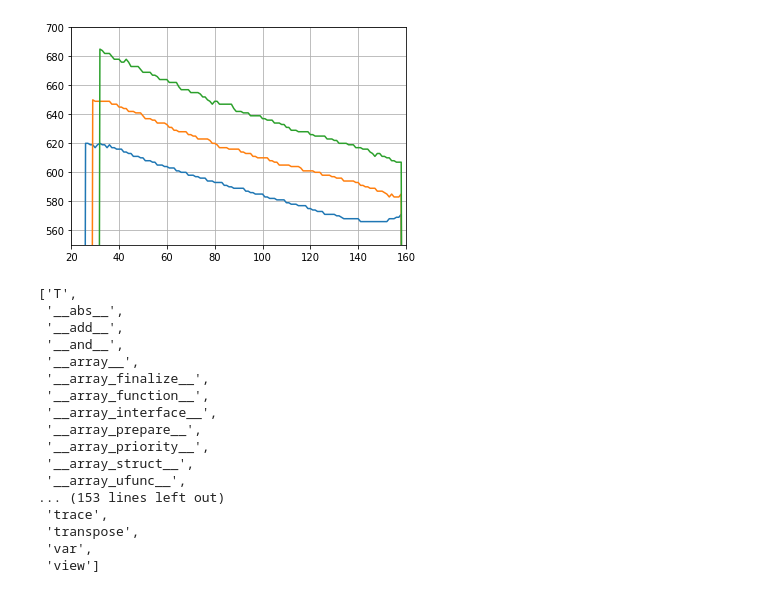
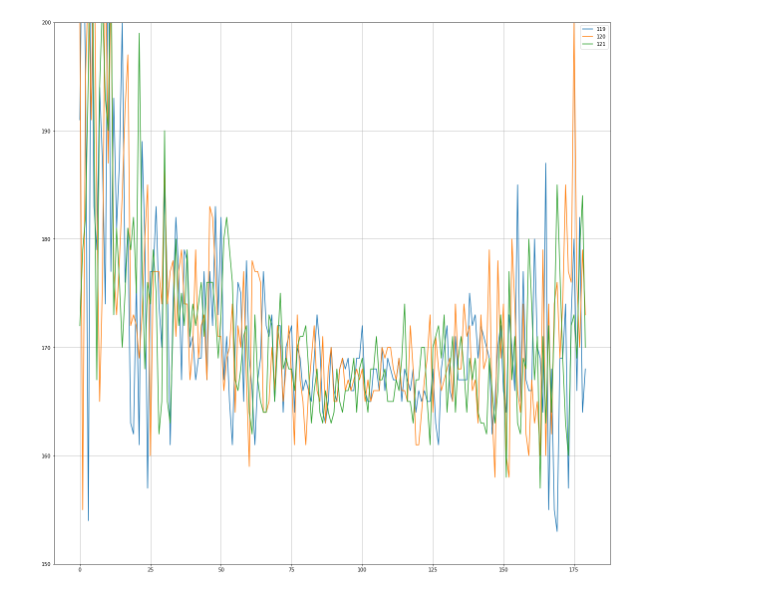
Before and after one commit to dimatoys/srobot, a Jupyter notebook: analysis/camera.ipynb, the cells around one changed output. Cells and saved outputs as stored; diff of their text form; code cells hidden in the pictures.

```diff
--- a/analysis/camera.ipynb
+++ b/analysis/camera.ipynb
@@ -18,3 +0,0 @@ for y in range(120):
-# %%
-for i in mm:
-    print(i[0])
@@ -39,5 +0,0 @@ for i in mm:
-# %%
-y = 0
-#y = 67
-for x in range(160):
-    print(f"{x:3}: {mm[x + y*160]}")
@@ -72,48 +82,21 @@ plt.show()
 # %%
 import matplotlib.pyplot as plt
 
-xc1 = 0
-xc2 = 33
-xc3 = 67
-y = range(160)
+y = range(height)
 
+plt.rcParams["figure.figsize"] = (20,20)
 fig, ax = plt.subplots()
 
-x1 = []
-x2 = []
-x3 = []
-for i in y:
-    x1.append(mm[i + xc1*160])
-    x2.append(mm[i + xc2*160])
-    x3.append(mm[i + xc3*160])
-ax.plot(y, x1)
-ax.plot(y, x2)
-ax.plot(y, x3)
 
+#for x in [10, 120, 230]:
+for x in [119,120, 121]:
+    x1 = [img[x,i] for i in y]
+    ax.plot(y, x1, label=f"{x}")
 ax.grid(True)
-ax.set_ylim(550,700)
-ax.set_xlim(20,160)
+ax.legend()
+ax.set_ylim(150,200)
+#ax.set_xlim(0,80)
 
 plt.show()
 # %% [output]
-[figure, old version]
+[figure, new version]
-# %%
-dir(mm)
-# %% [output]
-['T',
- '__abs__',
- '__add__',
- '__and__',
- '__array__',
- '__array_finalize__',
- '__array_function__',
- '__array_interface__',
- '__array_prepare__',
- '__array_priority__',
- '__array_struct__',
- '__array_ufunc__',
-... (153 lines left out)
- 'trace',
- 'transpose',
- 'var',
- 'view']
```
Also changed, not shown: parts of 11 cells of this notebook, 6 other files.
